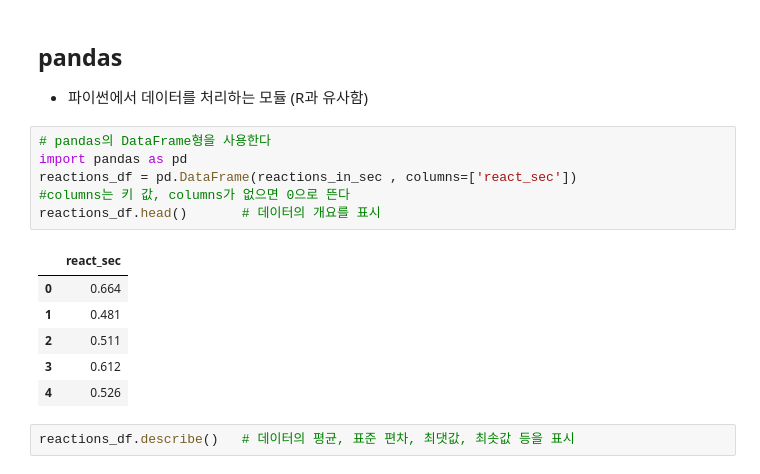
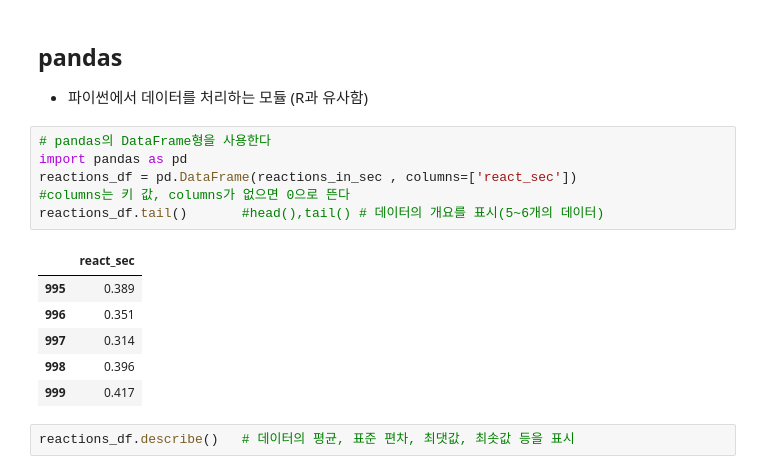
Before and after one commit to 9Y7H/py-13, a Jupyter notebook: wk09_py_data_science_start.ipynb, the cells around one changed output. Cells and saved outputs as stored; diff of their text form.

```diff
--- a/wk09_py_data_science_start.ipynb
+++ b/wk09_py_data_science_start.ipynb
@@ -70,16 +73,16 @@ print("최대값 :", np.max(reactions_in_sec))
 # %%
 # pandas의 DataFrame형을 사용한다
 import pandas as pd
 reactions_df = pd.DataFrame(reactions_in_sec , columns=['react_sec'])
 #columns는 키 값, columns가 없으면 0으로 뜬다
-reactions_df.head()       # 데이터의 개요를 표시
+reactions_df.tail()       #head(),tail() # 데이터의 개요를 표시(5~6개의 데이터)
 # %% [output]
 |  | react_sec |
-| 0 | 0.664 |
-| 1 | 0.481 |
-| 2 | 0.511 |
-| 3 | 0.612 |
-| 4 | 0.526 |
+| 995 | 0.389 |
+| 996 | 0.351 |
+| 997 | 0.314 |
+| 998 | 0.396 |
+| 999 | 0.417 |
 # %%
 reactions_df.describe()   # 데이터의 평균, 표준 편차, 최댓값, 최솟값 등을 표시
 # %% [output]
```
Also changed, not shown: parts of 11 cells of this notebook.
